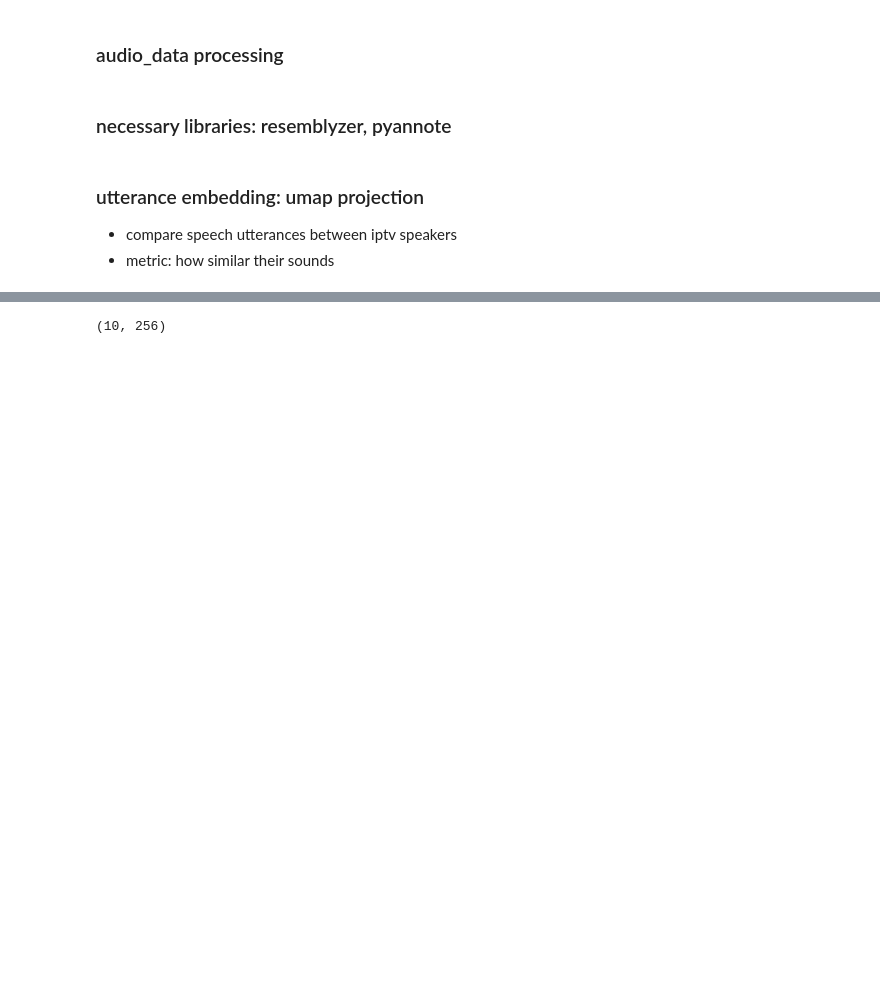
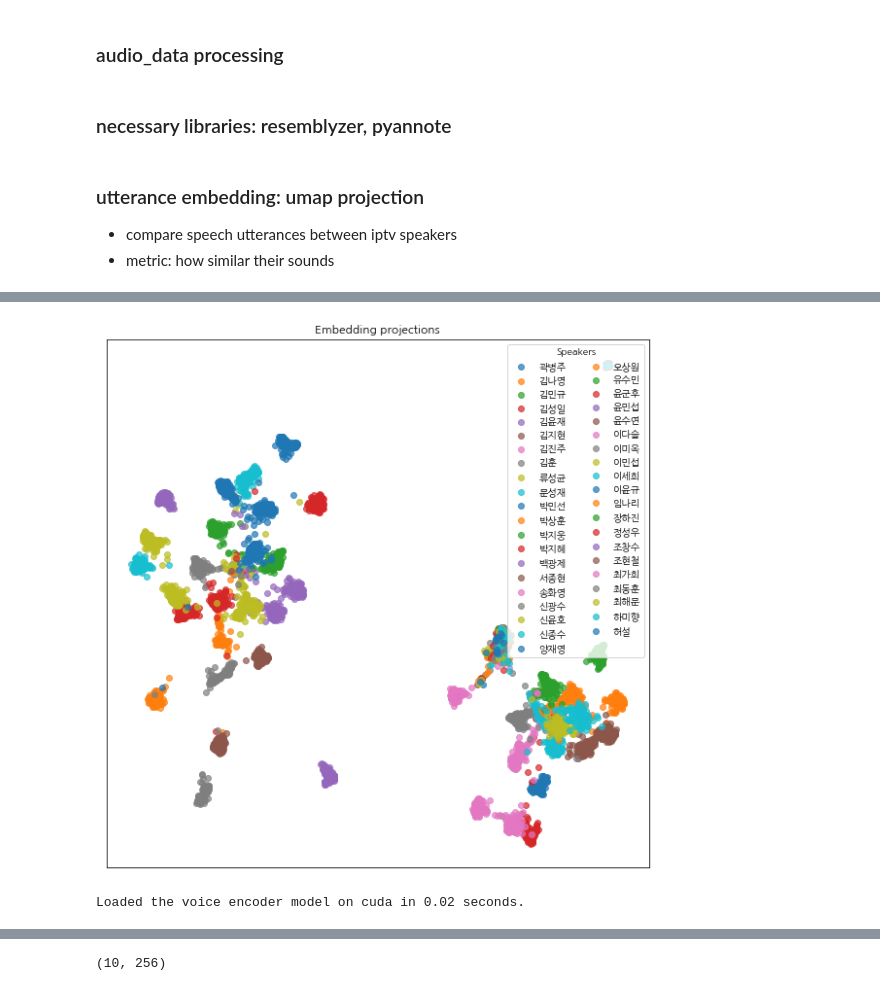
Before and after one commit to kwangje/sr_base-demo, a Jupyter notebook: demo-vis.ipynb, the cells around one changed output, grey strips where cells are left out. Drawn from its saved outputs; the diff is of its cells as text; code cells hidden in the pictures; blank space fills up the shorter version.

```diff
--- a/demo-vis.ipynb
+++ b/demo-vis.ipynb
@@ -173,0 +49,35 @@ assert np.allclose(utt_sim_matrix, utt_sim_matrix2)
+# %%
+def plot_projection_adv(embeds, speakers, ax=None, colors=None, markers=None, legend=True,
+                        title="", **kwargs):
+    if ax is None:
+        _, ax = plt.subplots(figsize=(10, 10))
+
+    reducer = UMAP(n_neighbors=30, min_dist=0.2, **kwargs) # 2D projections
+    projs = reducer.fit_transform(embeds)  # projs.shape
+    speakers = np.array(speakers)
+
+    for i, speaker in enumerate(np.unique(speakers)):
+        speaker_projs = projs[speakers == speaker]
+        marker = "o" if markers is None else markers[i]
+        label = speaker if legend else None
+        ax.scatter(*speaker_projs.T, cmap=plt.cm.Blues,
+                    marker=marker, label=label, alpha=0.7)
+
+    if legend:
+        ax.legend(title="Speakers", ncol=2, loc="upper right")
+    ax.set_title(title)
+    ax.set_xticks([])
+    ax.set_yticks([])
+    ax.set_aspect("auto")
+
+    return projs
+# %%
+wav_fpaths_3 = list(Path("audio_data", "iptv_uttr", "total").glob("**/*.wav"))
+speakers_3 = list(map(lambda wav_fpath: wav_fpath.parent.stem, wav_fpaths_3))
+wavs_3 = np.array(list(map(preprocess_wav, tqdm(wav_fpaths_3, "Preprocessing wavs", len(wav_fpaths_3), position=0))))
+speaker_wavs_3 = {speaker: wavs_3[list(indices)] for speaker, indices in
+                  groupby(range(len(wavs_3)), lambda i: speakers_3[i])}
+
+## Compute the embeddings
+encoder_3 = VoiceEncoder()
+utterance_embeds_3 = np.array(list(map(encoder_3.embed_utterance, wavs_3)))
@@ -173,0 +105,5 @@ assert np.allclose(utt_sim_matrix, utt_sim_matrix2)
+# %%
+plot_projection_adv(utterance_embeds_3, speakers_3, title="Embedding projections")
+plt.show()
+# %% [output]
+[figure, added]
@@ -173,0 +116,5 @@ assert np.allclose(utt_sim_matrix, utt_sim_matrix2)
+# %%
+encoder = VoiceEncoder()
+utterance_embeds = np.array(list(map(encoder.embed_utterance, wavs)))
+# %% [output]
+Loaded the voice encoder model on cuda in 0.02 seconds.
```
Also changed, not shown: parts of 45 cells of this notebook, 33 other files.
